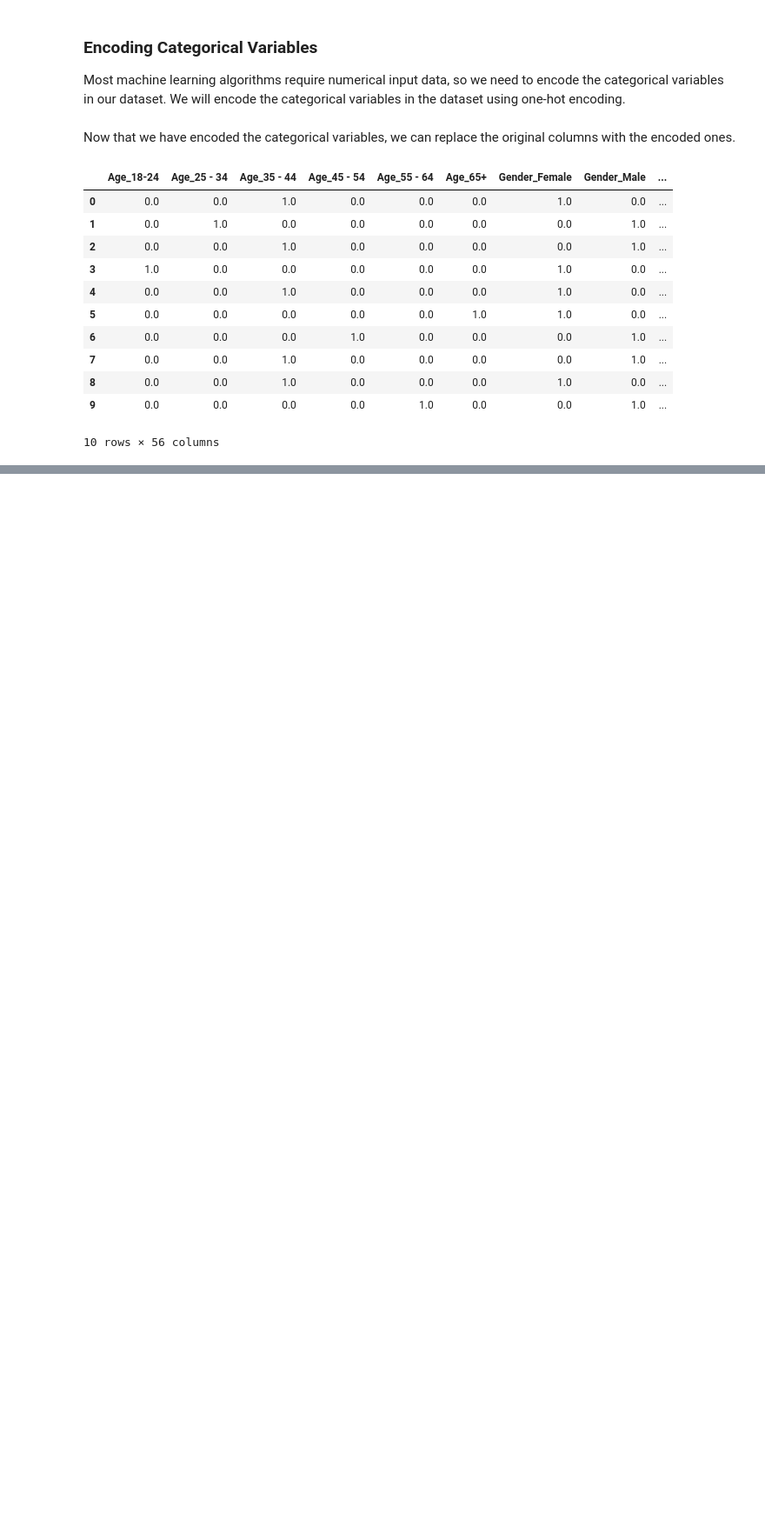
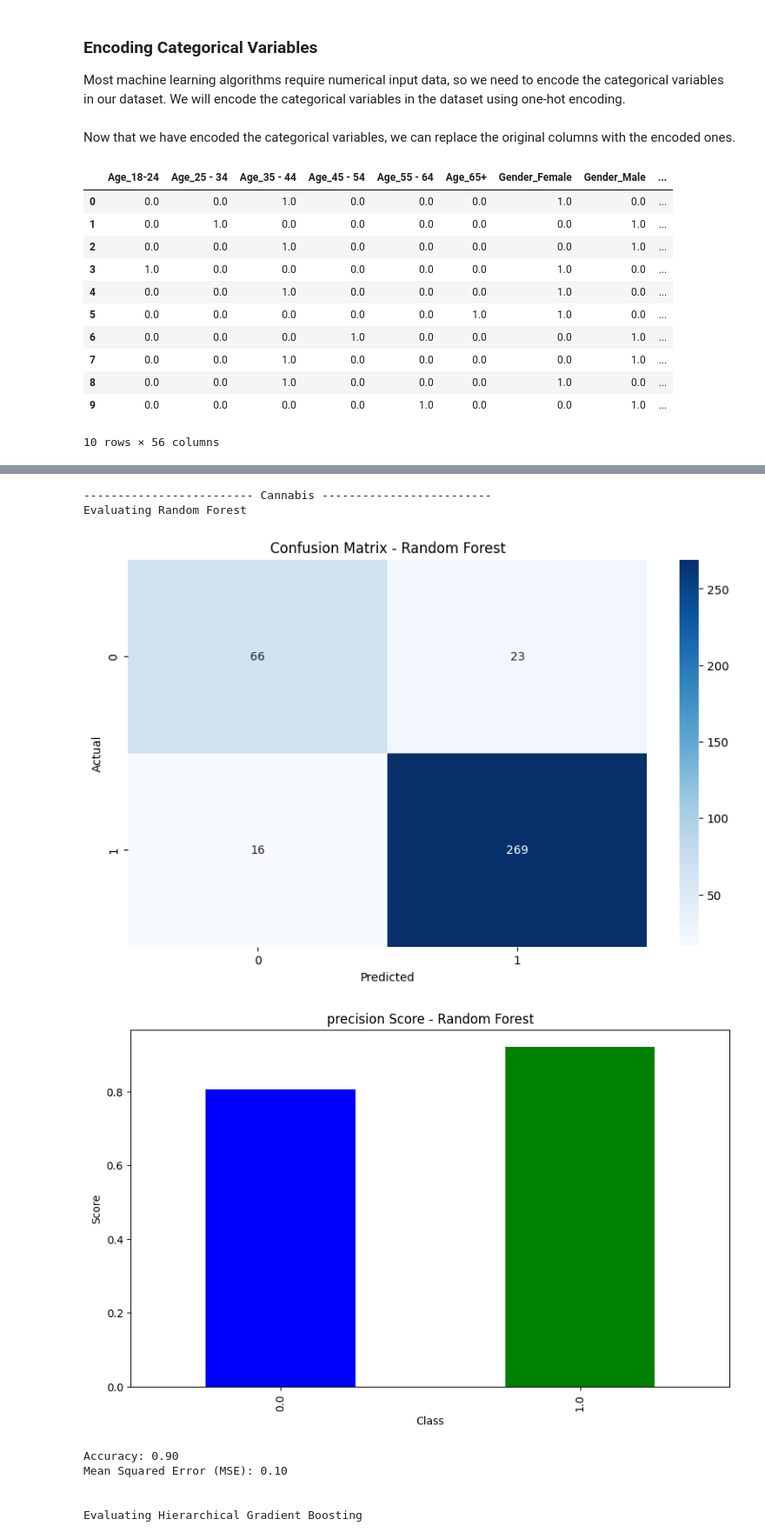
Before and after one commit to vasco-oliv/IA_P2, a Jupyter notebook: notebook.ipynb, the cells around one changed output, grey strips where cells are left out. Shown at 87% size. Saved outputs shown, nothing was run; the diff lists cells and outputs as text; code cells hidden in the pictures; blank space fills up the shorter version.

```diff
--- a/notebook.ipynb
+++ b/notebook.ipynb
@@ -400,0 +453,6 @@ Evaluating Decision Tree
+# %%
+best_models = {
+    'Random Forest' : RandomForestClassifier(),
+    'Hierarchical Gradient Boosting': HistGradientBoostingClassifier(),
+    'CatBoost' : CatBoostClassifier(verbose=0),
+}
@@ -400,0 +463,6 @@ Evaluating Decision Tree
+# %%
+for target in target_columns:
+    cut_dataset = dataset.copy()
+    cut_dataset = cut_dataset.iloc[:, :37]
+    cut_dataset[target] = dataset[target]
+    run_evals(cut_dataset, target, models=best_models)
@@ -400,0 +478,4 @@ Evaluating Decision Tree
+# %%
+binary_dataset = dataset.copy()
+for i in range(37, len(binary_dataset.columns)):
+    binary_dataset.iloc[:, i] = binary_dataset.iloc[:, i].apply(lambda x: 1 if x > 0 else 0)
@@ -400,0 +484,17 @@ Evaluating Decision Tree
+# %%
+new_best_models = best_models.copy()
+
+new_best_models['XGBoost'] = XGBClassifier(is_fitted=True)
+
+for target in target_columns:
+    run_evals(binary_dataset, target, new_best_models)
+# %% [output]
+------------------------- Cannabis -------------------------
+Evaluating Random Forest
+[figure, added]
+[figure, added]
+Accuracy: 0.90
+Mean Squared Error (MSE): 0.10
+
+
+Evaluating Hierarchical Gradient Boosting
```
Also changed, not shown: parts of 41 cells of this notebook, 1 other file.
